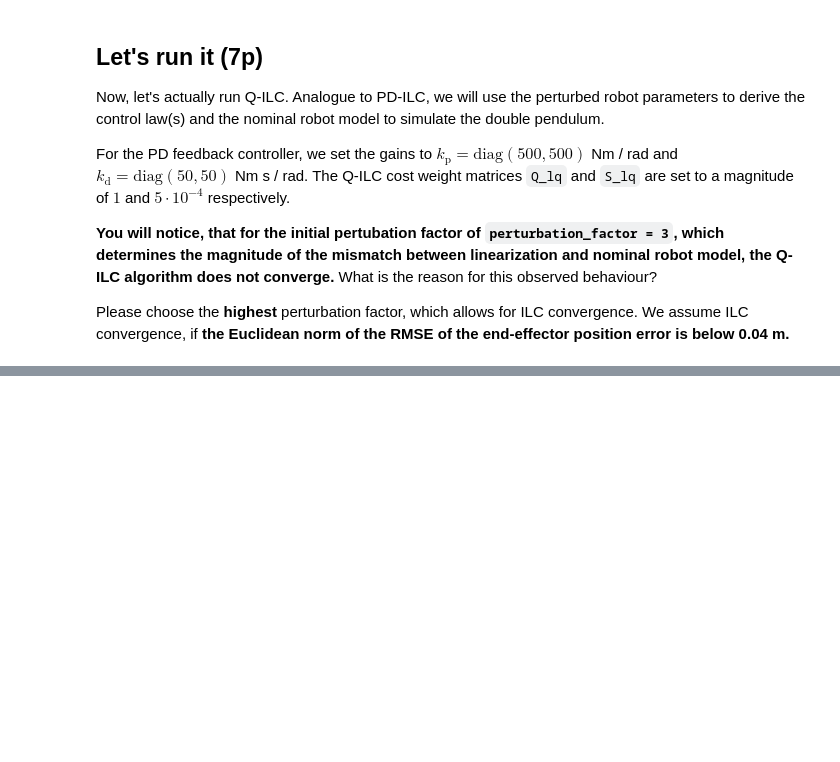
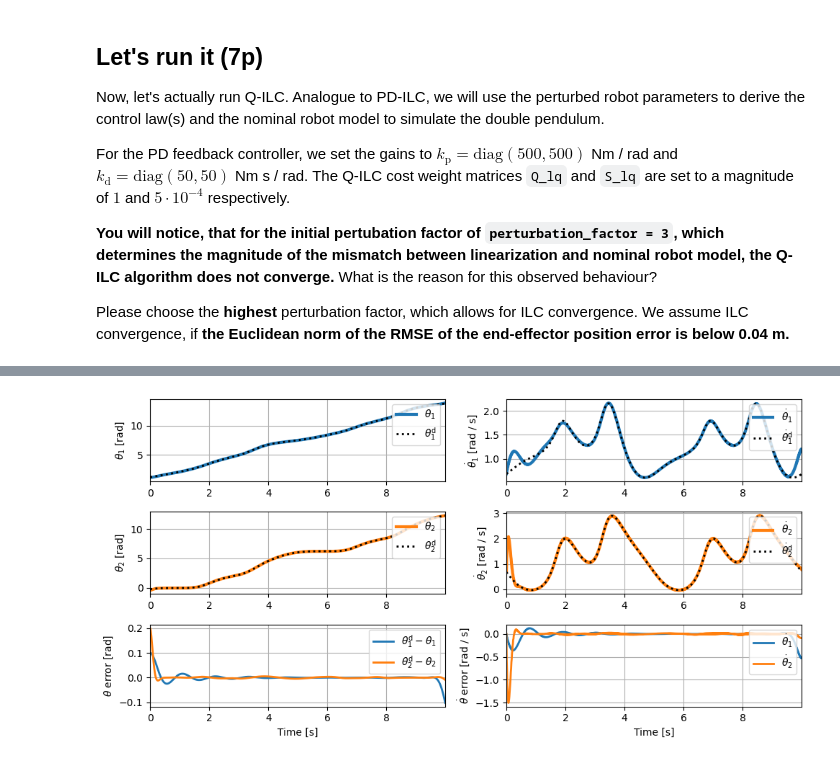
Before and after one commit to JasperBoogers/ics-pa-sv, a Jupyter notebook: assignment/problem_2/task_2d-3_q_ilc.ipynb, the cells around one changed output, grey strips where cells are left out. Saved outputs shown, nothing was run; the diff lists cells and outputs as text; code cells hidden in the pictures; blank space fills up the shorter version.

```diff
--- a/assignment/problem_2/task_2d-3_q_ilc.ipynb
+++ b/assignment/problem_2/task_2d-3_q_ilc.ipynb
@@ -248,7 +336,7 @@ def compute_lqr_optimal_gains(
     # Compute optimal gains
     L_opt = jnp.zeros_like(P.transpose())
     # YOUR CODE HERE
-    raise NotImplementedError()
+    L_opt = linalg.inv(P.transpose()@Q_lq@P + S_lq)@P.transpose()@Q_lq
 
     return L_opt
 # %%
@@ -448,7 +547,22 @@ def run_q_ilc(
     # Hint: you can take inspiration for this from the previous task(s)
     # ilc_its = lax.fori_loop ...
     # YOUR CODE HERE
-    raise NotImplementedError()
+    ilc_its = lax.fori_loop(
+        0,
+        num_iterations,
+        partial(
+            q_ilc_iteration,
+            rp_perturbed,
+            traj_ts,
+            th_0,
+            th_d_0,
+            tau_eq_ts,
+            L_opt,
+            kp_fb,
+            kd_fb
+        ),
+        ilc_its,
+    )
 
     # remove u_ts_next_it entries only needed for the loop
     ilc_its.pop("u_nextit_ts")
@@ -494,7 +608,7 @@ def q_ilc_iteration(
     # the equilbrium torque and the ILC control action
     tau_ilc_ts = jnp.zeros_like(tau_eq_ts)
     # YOUR CODE HERE
-    raise NotImplementedError()
+    tau_ilc_ts = tau_eq_ts + u_ts
 
     # simulate the system with the current control action
     sim_ts, ilc_its = apply_ilc_control_action_to_system(
@@ -513,7 +627,7 @@ def q_ilc_iteration(
     # Hint: the sequence of link angles is stored in the `traj_ts` and `sim_ts` dictionaries.
     u_nextit_ts = jnp.zeros_like(u_ts)
     # YOUR CODE HERE
-    raise NotImplementedError()
+    u_nextit_ts = learning_rule_q_ilc(ilc_its["u_its"][it], sim_ts["th_ts"], traj_ts["th_ts"], L_opt)
 
     # Store the ILC action for the next iteration in the dictionary
     ilc_its["u_nextit_ts"] = u_nextit_ts
@@ -570,9 +684,8 @@ S_lq = 5e-4 * jnp.eye(2 * (t_ts.shape[0] - 1))
 # %%
 # the pertubation factor determines by how much the masses and inertia of the perturbed robot model
 # used for control is increased with respect to the actual / nominal systems (i.e. in our case used for simulation)
-perturbation_factor = 3
+perturbation_factor = 1.03
 # YOUR CODE HERE
-raise NotImplementedError()
 # %%
 # robot parameters
 rp = ROBOT_PARAMS
@@ -684,23 +809,37 @@ if not AUTOGRADING:
 # %%
 # import feedback controller from controllers.ipynb
 from ipynb.fs.full.controllers import ctrl_fb_pd
 
 # First, extract the feed-forward torques from the last ILC iteration.
 # Then, simulate the system again using those torques and a PD feedback controller
 # and save the system states to `sim_ts`.
 # Hint: the feed-forward torques of shape (num_ilc_its, num_timesteps, 2) are accessible via
 # `ilc_its["tau_ilc_its"]` and should be passed to the `tau_ext_ts` argument of the simulation method.
 # YOUR CODE HERE
-raise NotImplementedError()
+tau_ext_ts = ilc_its["tau_ilc_its"][-1]
+sim_ts = simulate_robot(
+    rp=rp_perturbed,
+    t_ts=t_ts,
+    th_0=th_0,
+    th_d_0=traj_ts["th_d_ts"][0],
+    tau_ext_ts=tau_ext_ts,
+    th_des_ts=traj_ts["th_ts"],
+    th_d_des_ts=traj_ts["th_d_ts"],
+    th_dd_des_ts=traj_ts["th_dd_ts"],
+    ctrl_fb=partial(ctrl_fb_pd, kp=kp_fb, kd=kd_fb)
+)
+
 
 # plot the configuration-space evolution
 plot_configuration_space_trajectory_following(
     traj_ts,
     sim_ts,
     filepath=str(
         outputs_dir / "task_2d-3_configuration_space_trajectory_following.pdf"
     ),
 )
+# %% [output]
+[figure, added]
 # %%
 rmse_th, rmse_th_d, rmse_th_dd = compute_configuration_space_rmse(traj_ts, sim_ts)
 rmse_x, rmse_x_d, rmse_x_dd = compute_operational_space_rmse(traj_ts, sim_ts)
```
Also changed, not shown: parts of 12 cells of this notebook.
